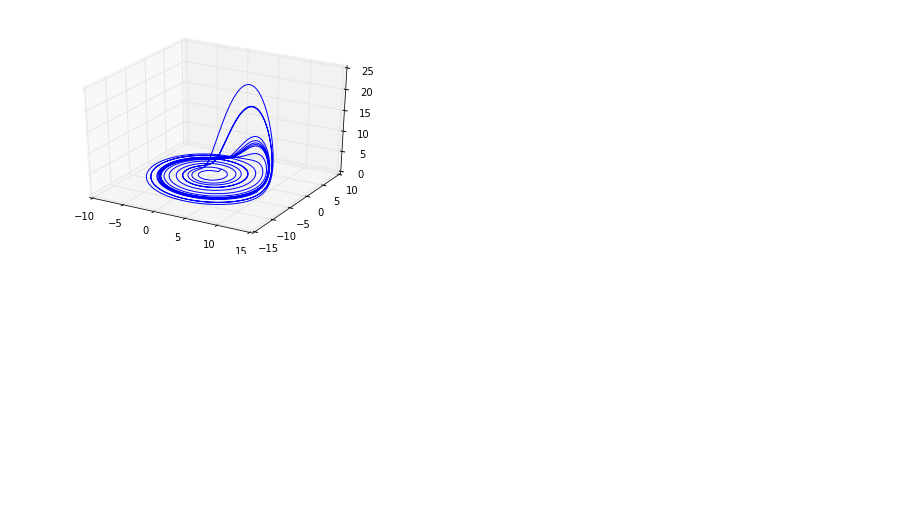
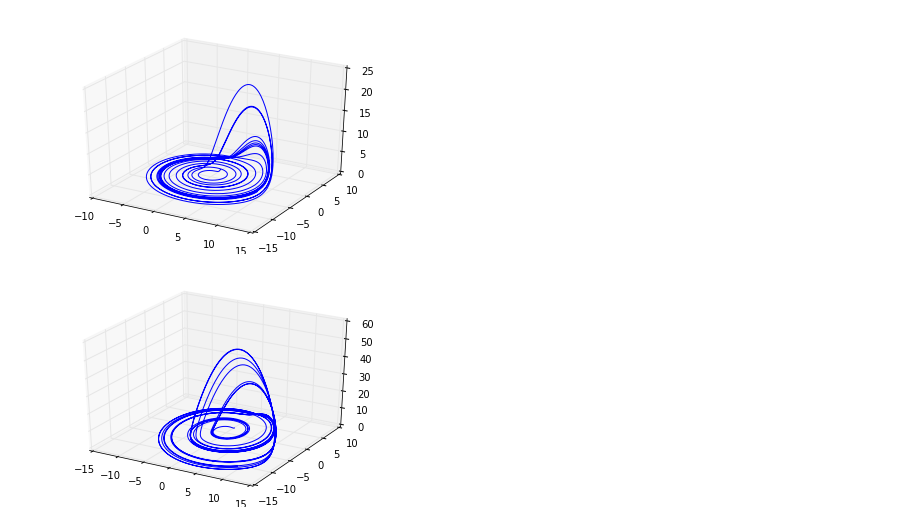
Before and after one commit to ajopek/agh-mownit, a Jupyter notebook: Lab11/Lab11.ipynb, the cells around one changed output. Drawn from its saved outputs; the diff is of its cells as text; code cells hidden in the pictures; blank space fills up the shorter version.

Commit message:
Add plots for different values of parameteres

```diff
--- a/Lab11/Lab11.ipynb
+++ b/Lab11/Lab11.ipynb
@@ -31,3 +33,14 @@ axis.plot(states[:,0], states[:,1], states[:,2])
 plt.show()
 # %% [output]
 [figure]
+# %%
+a = 0.3
+b = 0.2
+c = 5.7
+states = odeint(rossler, init_state, t)
+fig = plt.figure()
+axis = fig.gca(projection='3d')
+axis.plot(states[:,0], states[:,1], states[:,2])
+plt.show()
+# %% [output]
+[figure, added]
```
Also changed, not shown: parts of 5 cells of this notebook.
